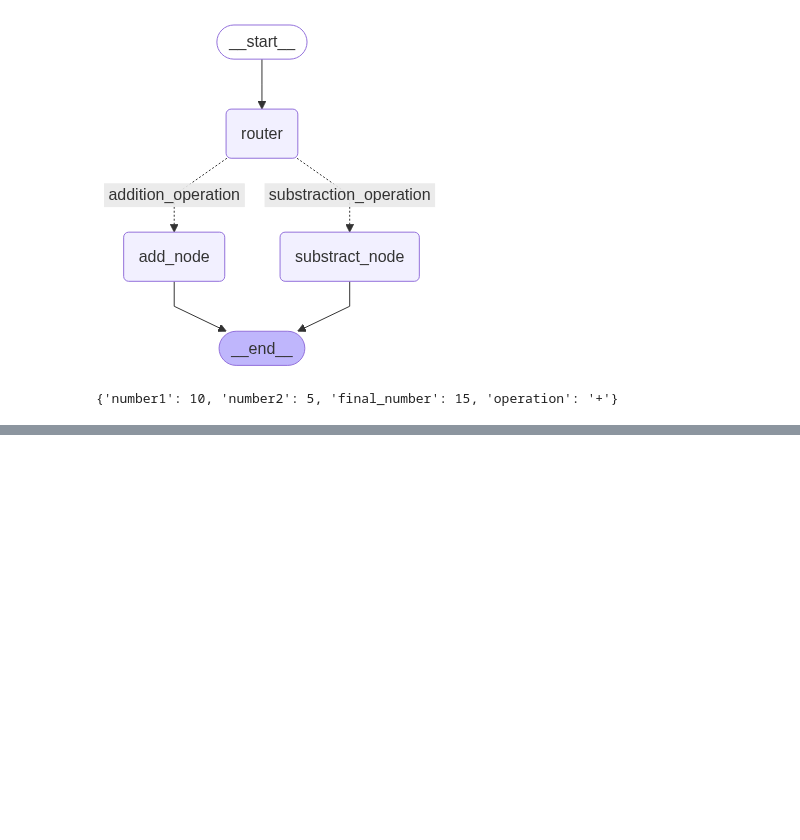
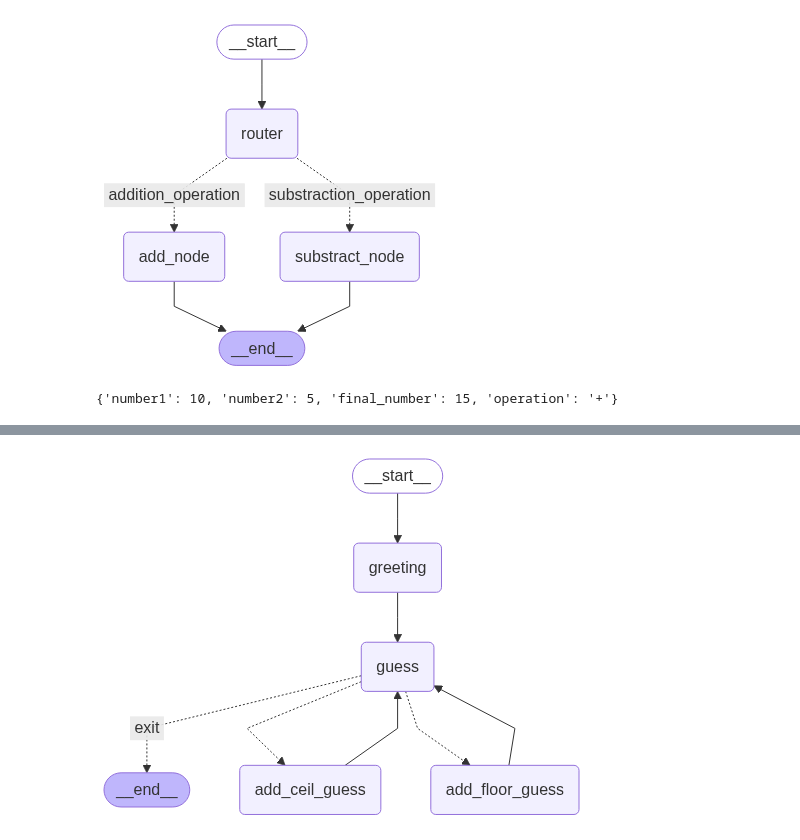
Before and after one commit to FransHutagalung/Lang-Graph, a Jupyter notebook: Langgraph.ipynb, the cells around one changed output, grey strips where cells are left out. Drawn from its saved outputs; the diff is of its cells as text; code cells hidden in the pictures; blank space fills up the shorter version.

```diff
--- a/Langgraph.ipynb
+++ b/Langgraph.ipynb
@@ -240,0 +471,7 @@ print(app.invoke(initial_state1))
+# %%
+app = graph.compile()
+# %%
+from IPython.display import Image ,  display
+display(Image(app.get_graph().draw_mermaid_png()))
+# %% [output]
+[figure, added]
```
Also changed, not shown: parts of 17 cells of this notebook.
